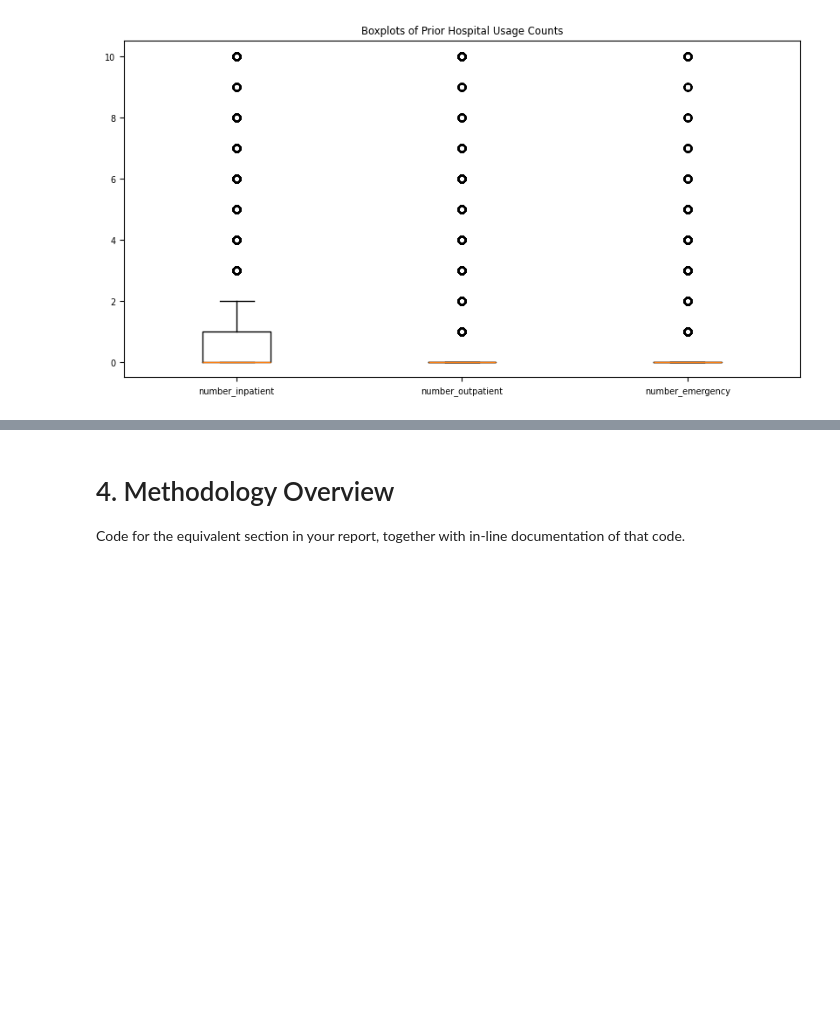
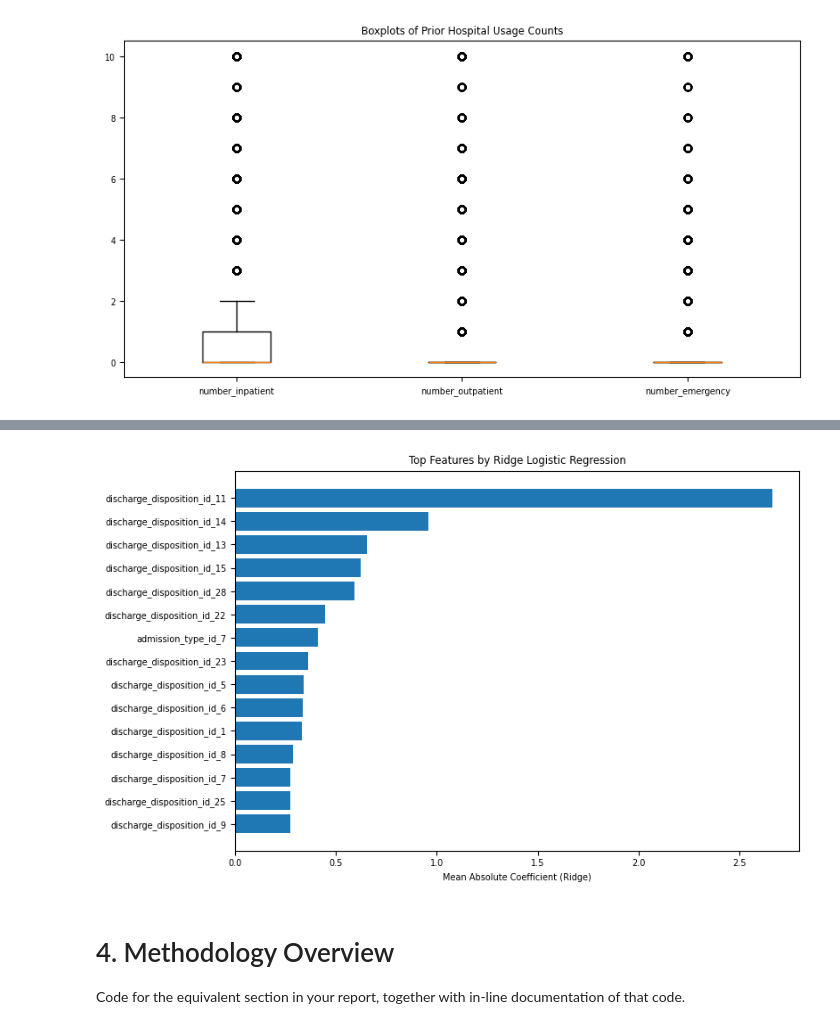
Before and after one commit to OminousSquash/BENG0095CW, a Jupyter notebook: notebook.ipynb, the cells around one changed output, grey strips where cells are left out. Saved outputs shown, nothing was run; the diff lists cells and outputs as text; code cells hidden in the pictures; blank space fills up the shorter version.

```diff
--- a/notebook.ipynb
+++ b/notebook.ipynb
@@ -316,0 +463,25 @@ plt.show()
+# %%
+from sklearn.linear_model import LogisticRegression
+import numpy as np
+import pandas as pd
+
+ridge = LogisticRegression(
+    penalty="l2",       # Ridge
+    solver="lbfgs",
+    C=1.0,              # smaller = stronger regularisation
+    max_iter=5000,
+    random_state=42
+)
+
+ridge.fit(X_dense, y)
+
+coef = ridge.coef_    # shape: (n_classes, n_features)
+
+mean_abs_coef = np.mean(np.abs(coef), axis=0)
+
+ridge_df = pd.DataFrame({
+    "feature": feature_names,
+    "importance": mean_abs_coef
+}).sort_values("importance", ascending=False)
+
+ridge_df.head(15)
@@ -317,3 +505,18 @@ plt.show()
+# %%
+import matplotlib.pyplot as plt
+
+top_n = 15
+top_ridge = ridge_df.head(top_n)
+
+plt.figure(figsize=(8,5))
+plt.barh(top_ridge["feature"], top_ridge["importance"])
+plt.gca().invert_yaxis()
+plt.xlabel("Mean Absolute Coefficient (Ridge)")
+plt.title("Top Features by Ridge Logistic Regression")
+plt.tight_layout()
+plt.show()
+# %% [output]
+[figure, added]
 # %% [markdown]
 # 4. Methodology Overview
 Code for the equivalent section in your report, together with in-line documentation of
```
Also changed, not shown: parts of 14 cells of this notebook.
